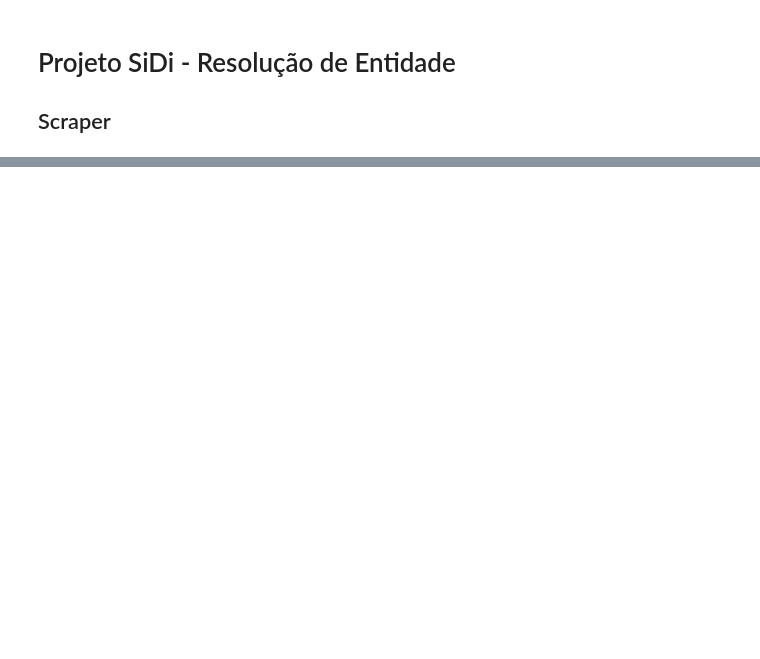
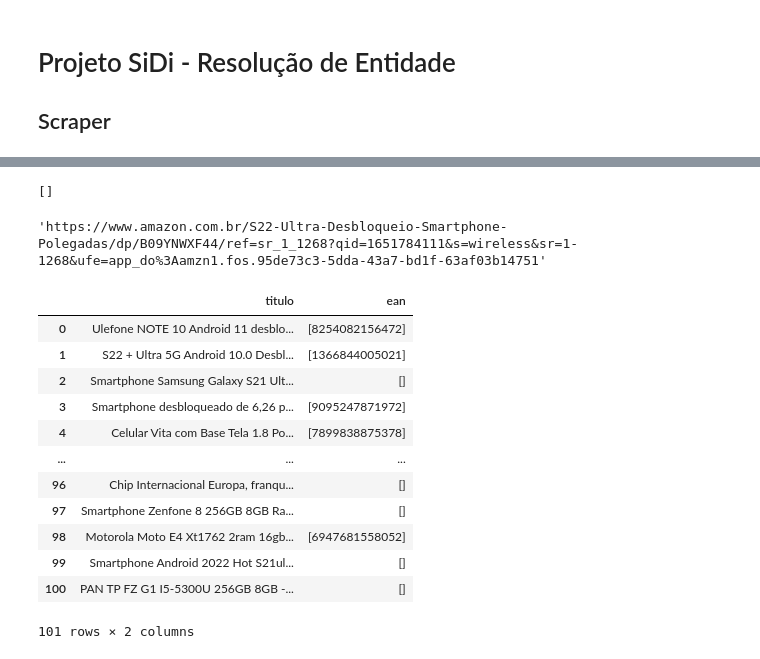
Before and after one commit to Laianna/projeto-sidi-er, a Jupyter notebook: scraper.ipynb, the cells around one changed output, grey strips where cells are left out. Drawn from its saved outputs; the diff is of its cells as text; code cells hidden in the pictures; blank space fills up the shorter version.

Commit message:
pegando informação de produtos

```diff
--- a/scraper.ipynb
+++ b/scraper.ipynb
@@ -102,0 +76,24 @@ links_final[0]
+# %%
+df = pd.read_csv('Dados/amazon_links.csv')
+# %%
+lista_produtos = []
+for i, url in enumerate(df['links']):
+
+    soup = html_code(url)
+
+    titulo = soup.find("span", {"class": "a-size-large product-title-word-break"}).text.strip()
+    tabela = soup.find("table", {"class": "a-keyvalue prodDetTable"})
+    ean = re.findall(r'EAN <\/th> <td class="a-size-base prodDetAttrValue">\n                \u200e([0-9]+)', str(tabela))
+    lista_produtos.append((titulo, ean))
+
+    if i == 10:
+        break
+# %%
+url = df['links'][1]
+
+soup = html_code(url)
+
+titulo = soup.find("span", {"class": "a-size-large product-title-word-break"}).text.strip()
+tabela = soup.find("table", {"class": "a-keyvalue prodDetTable"})
+ean = re.findall(r'EAN <\/th> <td class="a-size-base prodDetAttrValue">\n                \u200e([0-9]+)', str(tabela))
+lista_produtos.append((titulo, ean))
@@ -102,0 +120,26 @@ links_final[0]
+# %%
+ean
+# %% [output]
+[]
+# %%
+url
+# %% [output]
+'https://www.amazon.com.br/S22-Ultra-Desbloqueio-Smartphone-Polegadas/dp/B09YNWXF44/ref=sr_1_1268?qid=1651784111&s=wireless&sr=1-1268&ufe=app_do%3Aamzn1.fos.95de73c3-5dda-43a7-bd1f-63af03b14751'
+# %%
+df = pd.DataFrame(lista_produtos, columns=['titulo', 'ean'])
+# %%
+df
+# %% [output]
+|  | titulo | ean |
+| 0 | Ulefone NOTE 10 Android 11 desblo... | [8254082156472] |
+| 1 | S22 + Ultra 5G Android 10.0 Desbl... | [1366844005021] |
+| 2 | Smartphone Samsung Galaxy S21 Ult... | [] |
+| 3 | Smartphone desbloqueado de 6,26 p... | [9095247871972] |
+| 4 | Celular Vita com Base Tela 1.8 Po... | [7899838875378] |
+| ... | ... | ... |
+| 96 | Chip Internacional Europa, franqu... | [] |
+| 97 | Smartphone Zenfone 8 256GB 8GB Ra... | [] |
+| 98 | Motorola Moto E4 Xt1762 2ram 16gb... | [6947681558052] |
+| 99 | Smartphone Android 2022 Hot S21ul... | [] |
+| 100 | PAN TP FZ G1 I5-5300U 256GB 8GB -... | [] |
+101 rows × 2 columns
```
Also changed, not shown: parts of 12 cells of this notebook, 1 other file.
